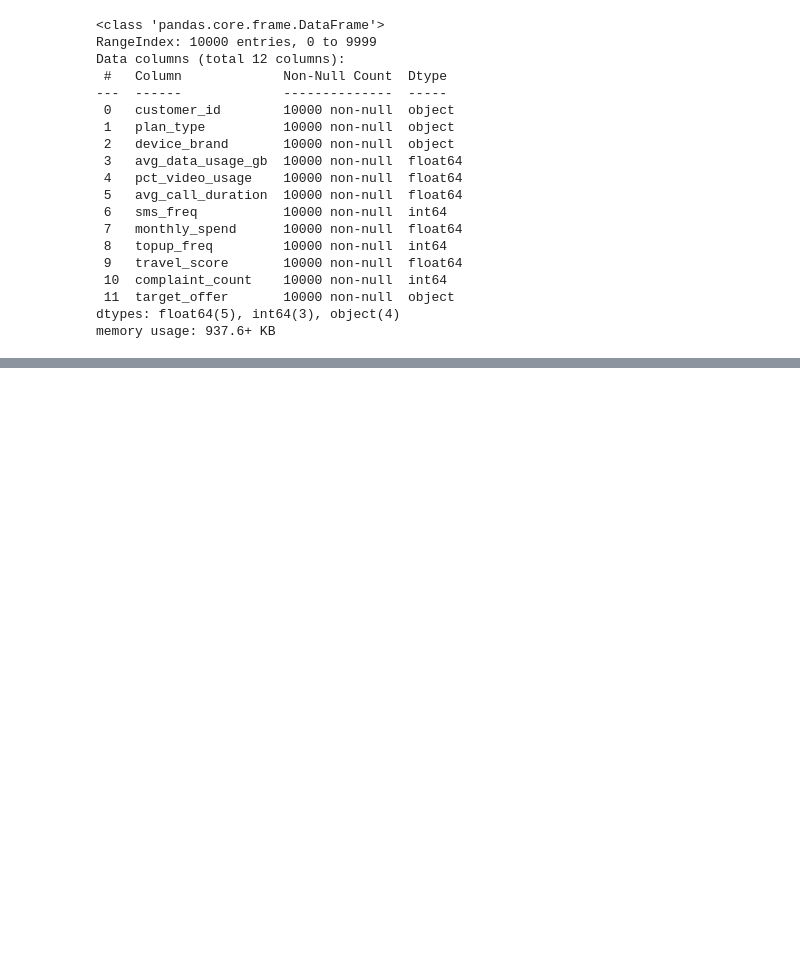
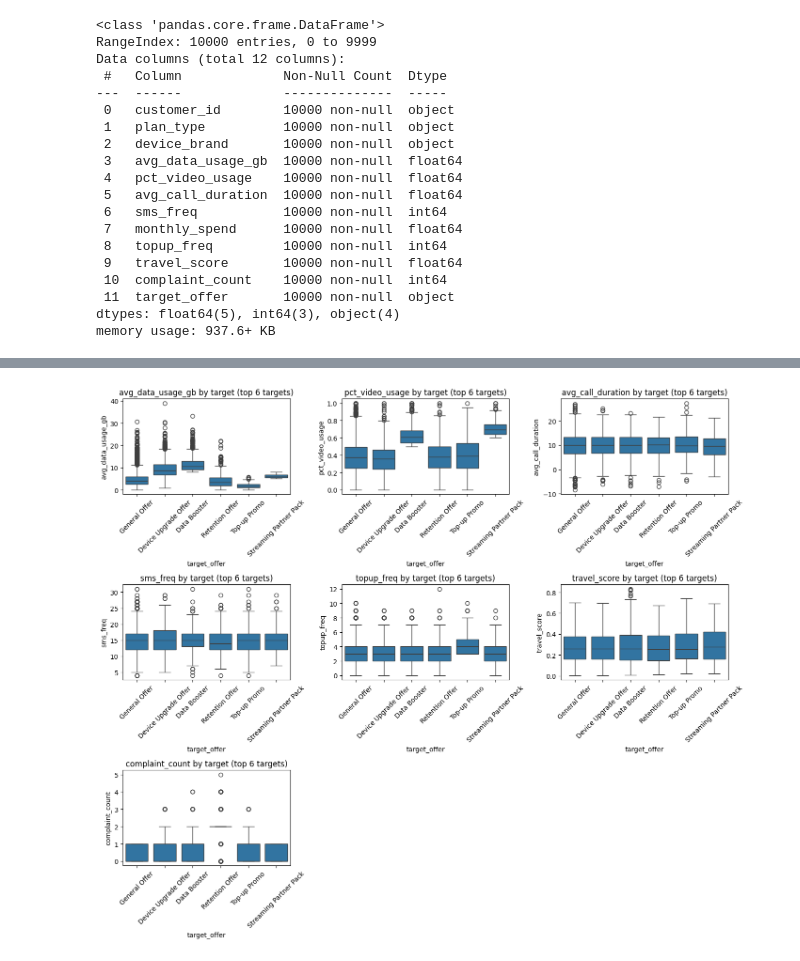
Before and after one commit to telco-system-recommendation/telco-model, a Jupyter notebook: notebook/EDA.ipynb, the cells around one changed output, grey strips where cells are left out. Saved outputs shown, nothing was run; the diff lists cells and outputs as text; code cells hidden in the pictures; blank space fills up the shorter version.

```diff
--- a/notebook/EDA.ipynb
+++ b/notebook/EDA.ipynb
@@ -68,0 +177,16 @@ memory usage: 937.6+ KB
+# %%
+
+# --- BOXPLOTS of numeric features by target (useful for spotting separability) ---
+# Focus on top 6 target offers for clarity
+top_targets = df['target_offer'].value_counts().index[:6].tolist()
+sample_df = df[df['target_offer'].isin(top_targets)]
+plt.figure(figsize=(14, 12))
+for i, col in enumerate([c for c in num_cols if c != 'monthly_spend'][:9], 1):
+    plt.subplot(3, 3, i)
+    sns.boxplot(x='target_offer', y=col, data=sample_df, order=top_targets)
+    plt.xticks(rotation=45)
+    plt.title(f"{col} by target (top {len(top_targets)} targets)")
+plt.tight_layout()
+plt.show()
+# %% [output]
+[figure, added]
```
Also changed, not shown: parts of 22 cells of this notebook, 13 other files.
